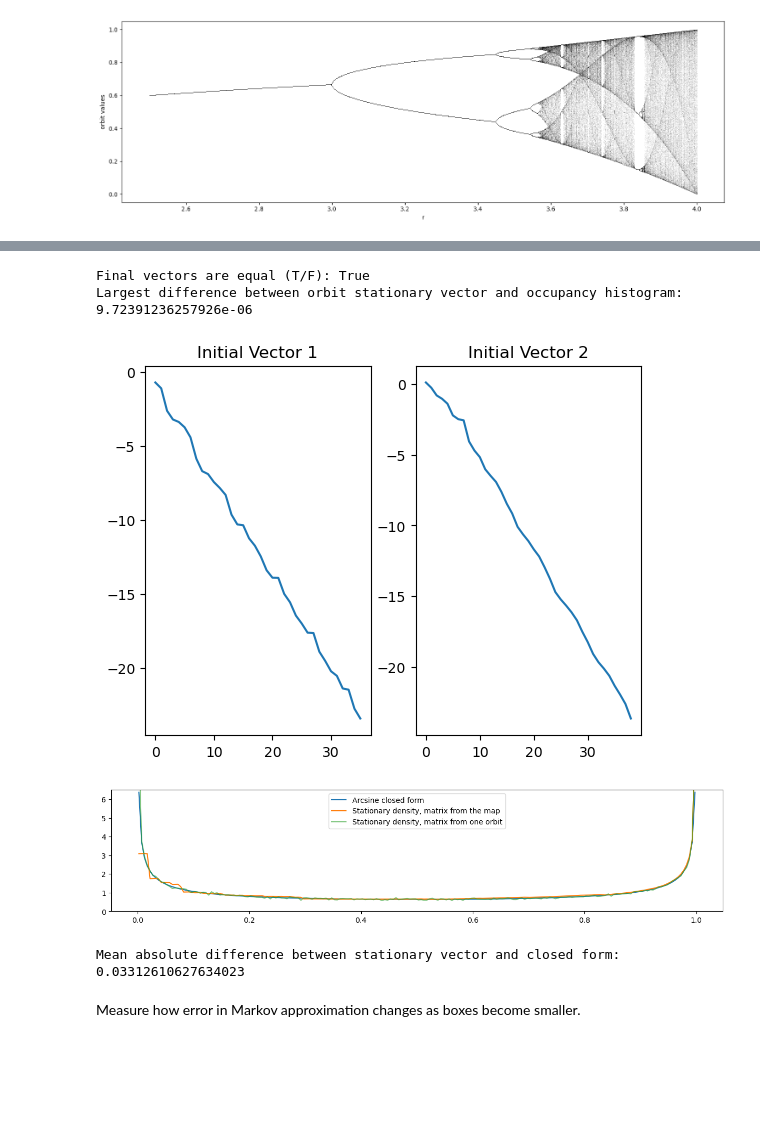
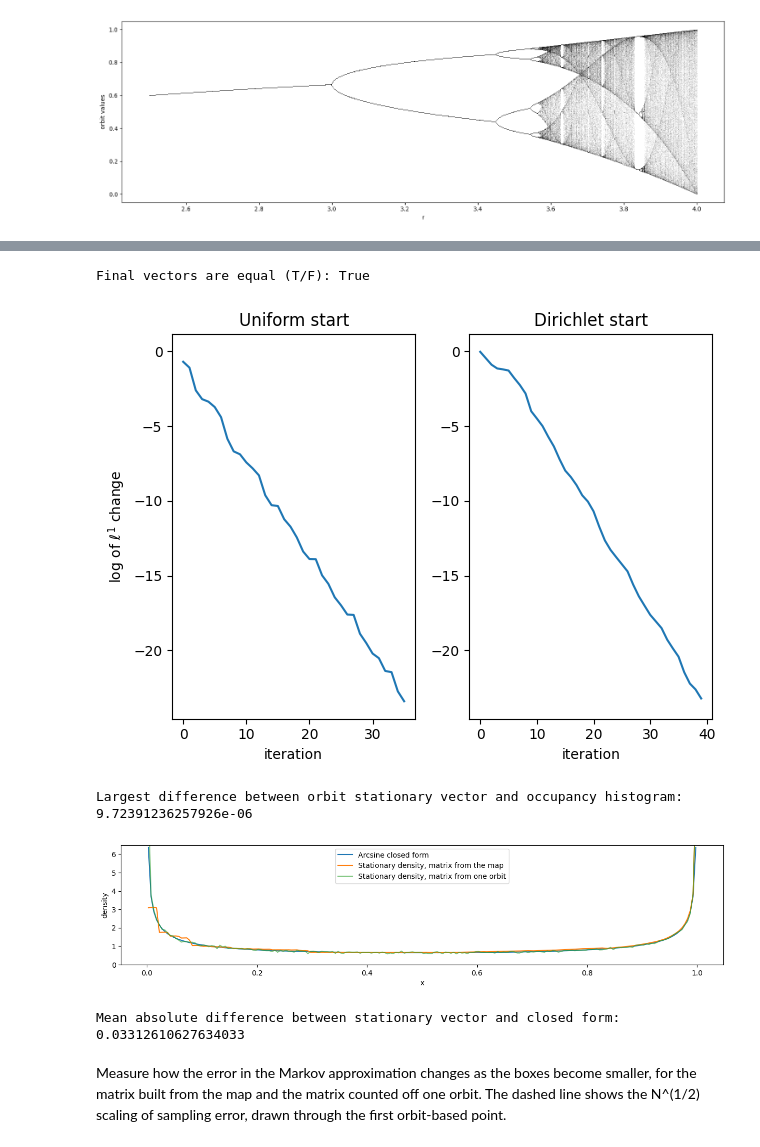
Before and after one commit to Arjun0703/chaos_probability_project, a Jupyter notebook: chaos_prob.ipynb, the cells around one changed output, grey strips where cells are left out. Saved outputs shown, nothing was run; the diff lists cells and outputs as text; code cells hidden in the pictures; blank space fills up the shorter version.

```diff
--- a/chaos_prob.ipynb
+++ b/chaos_prob.ipynb
@@ -78,7 +104,12 @@ for i in range(0,len(rs)):
     logistic_orbit = build_log_orb(rs[i], 0.2, 5000, False)
     plt.subplot(1, len(rs), i+1)
     cobweb_plot(logistic_orbit, rs[i])
+    plt.title(f"r = {rs[i]}")
+    plt.xlabel("$x_n$")
+    if i == 0:
+        plt.ylabel("$x_{n+1}$")
 
 plt.tight_layout()
+plt.savefig("cobweb.png", dpi=200, bbox_inches="tight")
 plt.show()
 # %% [output]
@@ -233,18 +283,23 @@ Invariant density - seeing how much time does the orbit spend in each part of [0
 # %%
+r = 4
 fig = plt.figure(figsize=(15, 3))
-# Starting above 0 and ending below 1 to avoid division by 0
-centres = np.zeros(200)
 for i in range(1,5):
     logistic_orbit = build_log_orb(r, rand.random(), 100000, False)
     ax = fig.add_subplot(1, 4, i)
     heights, edges, _ = ax.hist(logistic_orbit, bins=200, density=True)
+    # Closed form evaluated at bin centres, which also avoids the divergence at 0 and 1
     centres = 0.5*(edges[:-1] + edges[1:])
     closed_form = 1/(np.pi*np.sqrt(centres*(1-centres)))
-    h = ax.plot(centres, closed_form)
-    h = ax.set_ylim(0, 6.5)
-    h = ax.set_title(f'{i}')
+    ax.plot(centres, closed_form)
+    ax.set_ylim(0, 6.5)
+    ax.set_title(f"Orbit {i}")
+    ax.set_xlabel("x")
+    if i == 1:
+        ax.set_ylabel("density")
     # From 20 to 180 to not include divergence results
     height_diffs = np.abs(closed_form[20:180]-heights[20:180])
     print(f"Mean absolute difference between histogram bars and closed form for histogram {i}: {np.mean(height_diffs)}")
+plt.tight_layout()
+plt.savefig("histogram_vs_arcsin.png", dpi=200, bbox_inches="tight")
 plt.show()
 # %% [output]
@@ -318,44 +373,54 @@ final_vector1, history1 = power_iteration(initial_vec1, transition_matrix)
 initial_vec2 = np.random.dirichlet(np.ones(num_boxes))
 final_vector2, history2 = power_iteration(initial_vec2, transition_matrix)
 print(f"Final vectors are equal (T/F): {np.sum(np.abs(final_vector1 - final_vector2)) < 1e-8}")
-plt.subplot(1, 2, 1)
-plt.title("Initial Vector 1")
+fig = plt.figure()
+ax = plt.subplot(1, 2, 1)
+plt.title("Uniform start")
 plt.plot(np.log(history1))
-plt.subplot(1, 2, 2)
-plt.title("Initial Vector 2")
+plt.xlabel("iteration")
+plt.ylabel(r"log of $\ell^1$ change")
+plt.subplot(1, 2, 2, sharey=ax)
+plt.title("Dirichlet start")
 plt.plot(np.log(history2))
+plt.xlabel("iteration")
+plt.tight_layout()
+plt.savefig("convergence.png", dpi=200, bbox_inches="tight")
+plt.show()
 
 # Same method but with the matrix counted off a single orbit, for comparison
 orbit_matrix = empirical_ulam_matrix(logistic_orbit, num_boxes)
 orbit_vector, orbit_history = power_iteration(initial_vec1, orbit_matrix)
 
 # The orbit built chain is stationary at its own occupancy histogram
 boxes = np.clip((logistic_orbit*num_boxes).astype(int), 0, num_boxes-1)
 occupancy = np.bincount(boxes, minlength=num_boxes)/len(logistic_orbit)
 print(f"Largest difference between orbit stationary vector and occupancy histogram: {np.max(np.abs(orbit_vector - occupancy))}")
 
 edges = np.linspace(0, 1, num_boxes + 1)
 stationary_vector = final_vector1 * num_boxes
 orbit_density = orbit_vector * num_boxes
 fig = plt.figure(figsize=(15, 3))
 centres = 0.5*(edges[:-1] + edges[1:])
 closed_form = 1/(np.pi*np.sqrt(centres*(1-centres)))
 plt.plot(centres, closed_form, label="Arcsine closed form")
 plt.plot(centres, stationary_vector, label="Stationary density, matrix from the map")
 plt.plot(centres, orbit_density, label="Stationary density, matrix from one orbit", alpha=0.6)
 plt.ylim([0, 6.5])
+plt.xlabel("x")
+plt.ylabel("density")
 plt.legend()
+plt.savefig("stationary_Density.png", dpi=200, bbox_inches="tight")
 plt.show()
 height_diffs = np.abs(closed_form[20:180]-stationary_vector[20:180])
 print(f"Mean absolute difference between stationary vector and closed form: {np.mean(height_diffs)}")
 # %% [output]
 Final vectors are equal (T/F): True
-Largest difference between orbit stationary vector and occupancy histogram: 9.72391236257926e-06
-[figure, old version]
+[figure, new version]
+Largest difference between orbit stationary vector and occupancy histogram: 9.72391236257926e-06
-[figure, old version]
+[figure, new version]
-Mean absolute difference between stationary vector and closed form: 0.03312610627634023
+Mean absolute difference between stationary vector and closed form: 0.03312610627634033
 # %% [markdown]
-Measure how error in Markov approximation changes as boxes become smaller.
+Measure how the error in the Markov approximation changes as the boxes become smaller, for the matrix built from the map and the matrix counted off one orbit. The dashed line shows the N^(1/2) scaling of sampling error, drawn through the first orbit-based point.
 # %%
 def density_error(stationary_vec, N, frac=0.1):
     density = stationary_vec * N
```
Also changed, not shown: parts of 19 cells of this notebook, 12 other files.
